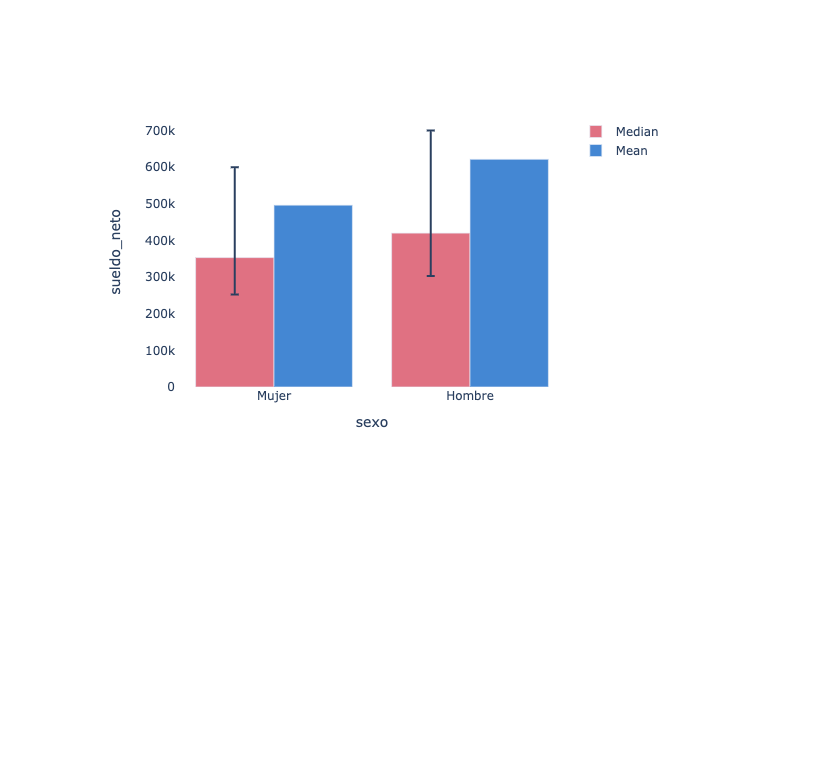
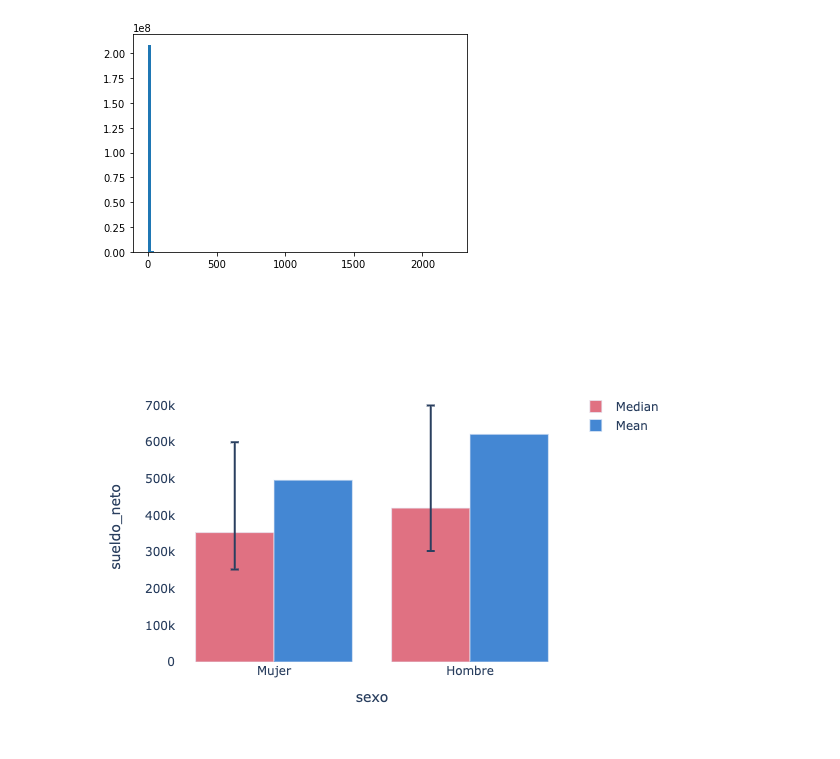
Before and after one commit to miloiturra/esi2019-modelos, a Jupyter notebook: notebooks/analisis_datos.ipynb, the cells around one changed output. Cells and saved outputs as stored; diff of their text form; code cells hidden in the pictures; blank space fills up the shorter version.

```diff
--- a/notebooks/analisis_datos.ipynb
+++ b/notebooks/analisis_datos.ipynb
@@ -35,0 +78,5 @@ datos.shape
+# %%
+hombres = datos.query('sexo == "Hombre"')[target].values
+mujeres = datos.query('sexo == "Mujer"')[target].values
+
+np.quantile(((hombres[:, None] - mujeres[None, :])/mujeres[None, :]).flatten(), 0.5)
@@ -35,0 +88,4 @@ datos.shape
+# %%
+plt.hist(((hombres[:, None] - mujeres[None, :])/mujeres[None, :]).flatten(), bins=100);
+# %% [output]
+[figure, added]
```
Also changed, not shown: parts of 18 cells of this notebook, 1 other file.
